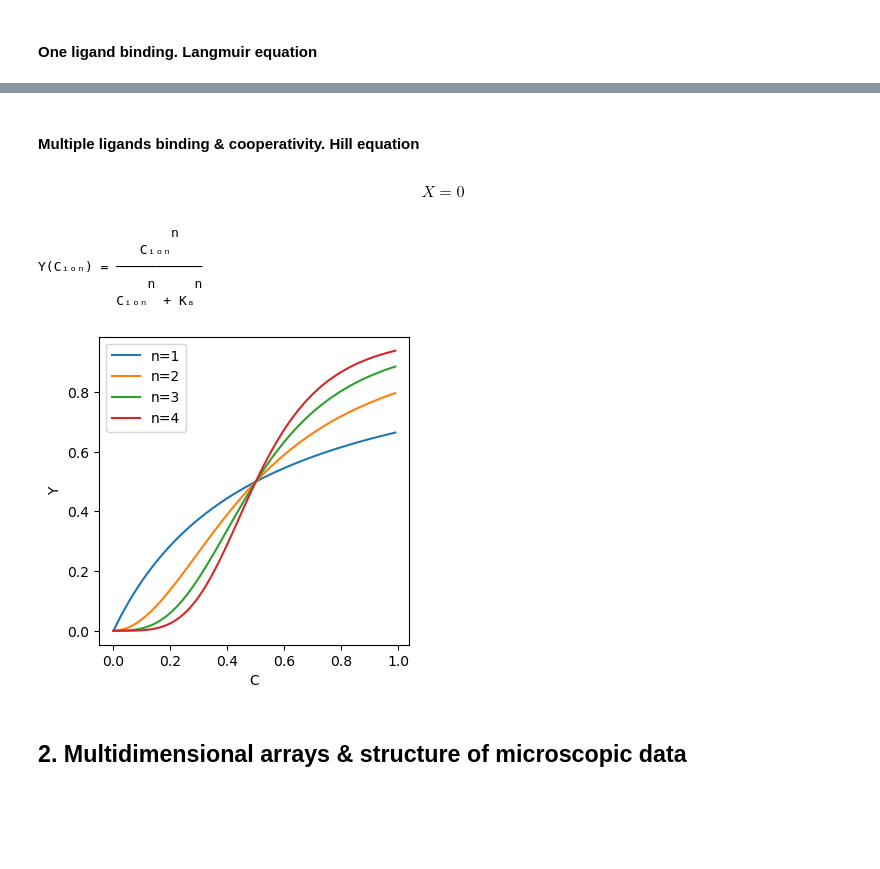
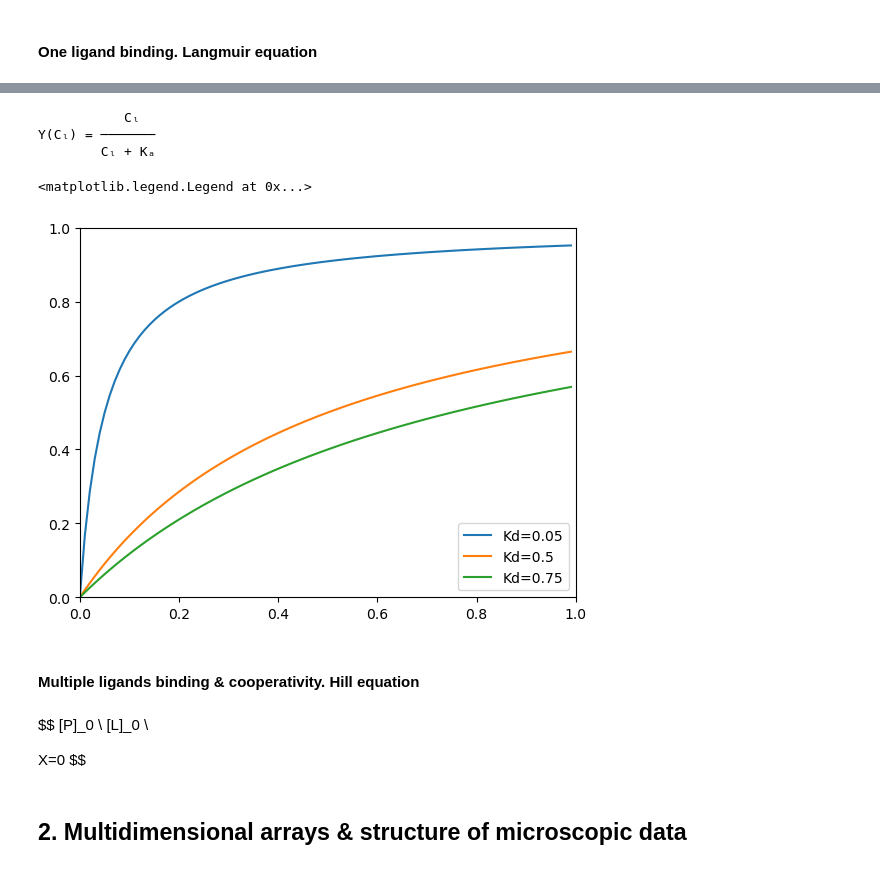
Before and after one commit to wisstock/UBDS3_image, a Jupyter notebook: BDS_notebook.ipynb, the cells around one changed output, grey strips where cells are left out. Saved outputs shown, nothing was run; the diff lists cells and outputs as text; code cells hidden in the pictures; blank space fills up the shorter version.

```diff
--- a/BDS_notebook.ipynb
+++ b/BDS_notebook.ipynb
@@ -40,7 +53,42 @@ Y(Cₗ) = ───────
+# %%
+import sympy as sp
+
+Kd_1 = 0.05
+Kd_2 = 0.5
+Kd_3 = 0.75
+
+c = np.arange(0, 1, 0.01)
+
+K_d, C_L = sp.symbols('K_a, C_l')
+Y = sp.Function('Y')(C_L)
+lang_eq = sp.Eq(Y, C_L/(C_L + K_d))
+
+sp.pprint(lang_eq)
+
+lang_eq_sol_Kd_1 = sp.lambdify(C_L, lang_eq.subs({K_d: Kd_1}).rhs, 'numpy')
+lang_eq_sol_Kd_2 = sp.lambdify(C_L, lang_eq.subs({K_d: Kd_2}).rhs, 'numpy')
+lang_eq_sol_Kd_3 = sp.lambdify(C_L, lang_eq.subs({K_d: Kd_3}).rhs, 'numpy')
+
+plt.plot(c, lang_eq_sol_Kd_1(c), label=f'Kd={Kd_1}')
+plt.plot(c, lang_eq_sol_Kd_2(c), label=f'Kd={Kd_2}')
+plt.plot(c, lang_eq_sol_Kd_3(c), label=f'Kd={Kd_3}')
+plt.xlim([0, 1])
+plt.ylim([0, 1])
+plt.legend()
+# %% [output]
+           Cₗ
+Y(Cₗ) = ───────
+        Cₗ + Kₐ
+<matplotlib.legend.Legend at 0x...>
+[figure, added]
 # %% [markdown]
 #### Multiple ligands binding & cooperativity. Hill equation
 # %% [markdown]
 $$
+[P]_0 \\
+[L]_0 \\
+
+
 X=0
 $$
 # %%
@@ -67,13 +115,6 @@ def hill_fam(K_val, n_list, c=np.arange(0, 1, 0.01)):
 	plt.show()
 
 hill_fam(K_val=0.5, n_list=[1, 2, 3, 4])  # np.arange(1, 6, 1)
-# %% [output]
-                 n
-             Cᵢₒₙ
-Y(Cᵢₒₙ) = ───────────
-              n     n
-          Cᵢₒₙ  + Kₐ
-[figure, removed]
 # %% [markdown]
 ## 2. Multidimensional arrays & structure of microscopic data
 # %% [markdown]
```
Also changed, not shown: parts of 2 cells of this notebook, 2 other files.
